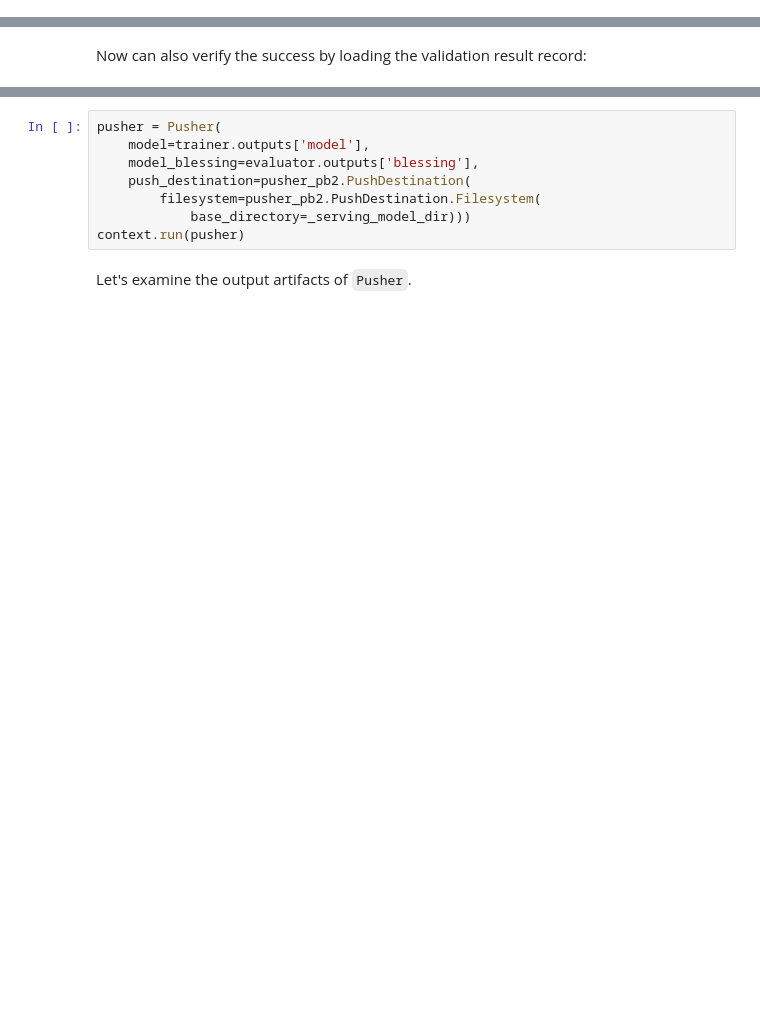
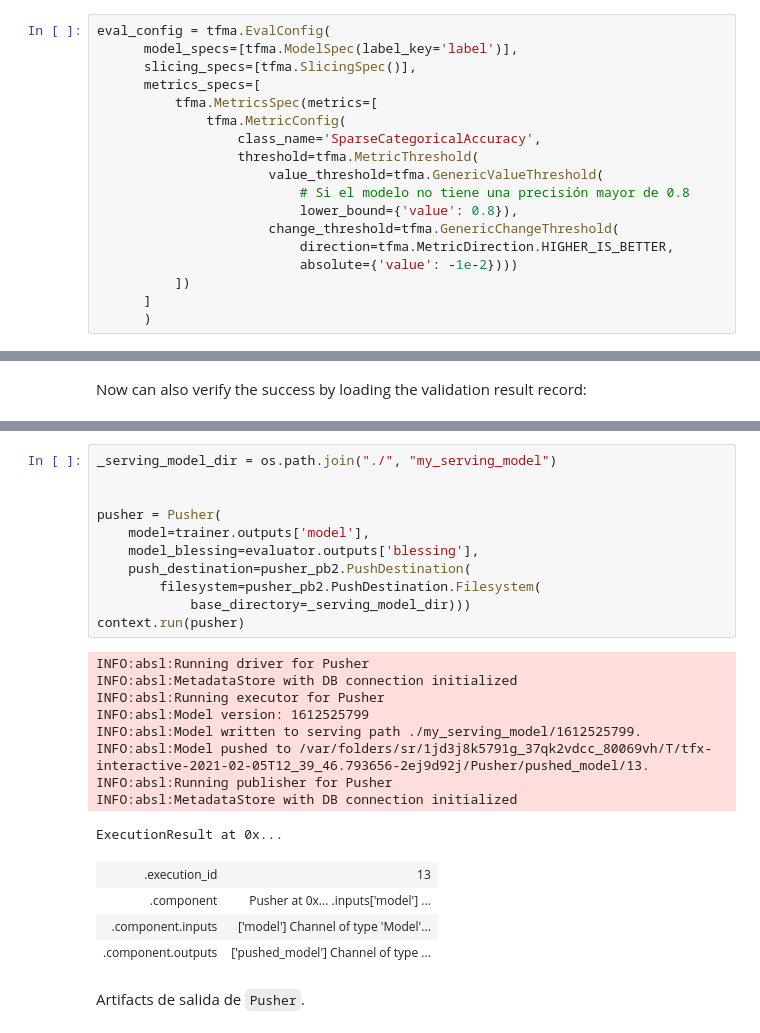
Before and after one commit to rafaelsf80/notebooks, a Jupyter notebook: _notebooks/2021-01-25-tfx-stackoverflow.ipynb, the cells around one changed output, grey strips where cells are left out. Cells and saved outputs as stored; diff of their text form; blank space fills up the shorter version.

```diff
--- a/_notebooks/2021-01-25-tfx-stackoverflow.ipynb
+++ b/_notebooks/2021-01-25-tfx-stackoverflow.ipynb
@@ -822,3 +794,21 @@ eval_config = tfma.EvalConfig(
+# %%
+eval_config = tfma.EvalConfig(
+      model_specs=[tfma.ModelSpec(label_key='label')],
+      slicing_specs=[tfma.SlicingSpec()],
+      metrics_specs=[
+          tfma.MetricsSpec(metrics=[
+              tfma.MetricConfig(
+                  class_name='SparseCategoricalAccuracy',
+                  threshold=tfma.MetricThreshold(
+                      value_threshold=tfma.GenericValueThreshold(
+                          # Si el modelo no tiene una precisión mayor de 0.8
+                          lower_bound={'value': 0.8}),
+                      change_threshold=tfma.GenericChangeThreshold(
+                          direction=tfma.MetricDirection.HIGHER_IS_BETTER,
+                          absolute={'value': -1e-2})))
+          ])
+      ]
+      )
 # %% [markdown]
 Next, we give this configuration to `Evaluator` and run it.
 # %%
@@ -883,12 +931,29 @@ The `Pusher` component is usually at the end of a TFX pipeline. It checks whethe
 # %%
+_serving_model_dir = os.path.join("./", "my_serving_model")
+
+
 pusher = Pusher(
     model=trainer.outputs['model'],
     model_blessing=evaluator.outputs['blessing'],
     push_destination=pusher_pb2.PushDestination(
         filesystem=pusher_pb2.PushDestination.Filesystem(
             base_directory=_serving_model_dir)))
 context.run(pusher)
+# %% [output]
+INFO:absl:Running driver for Pusher
+INFO:absl:MetadataStore with DB connection initialized
+INFO:absl:Running executor for Pusher
+INFO:absl:Model version: 1612525799
+INFO:absl:Model written to serving path ./my_serving_model/1612525799.
+INFO:absl:Model pushed to /var/folders/sr/1jd3j8k5791g_37qk2vdcc_80069vh/T/tfx-interactive-2021-02-05T12_39_46.793656-2ej9d92j/Pusher/pushed_model/13.
+INFO:absl:Running publisher for Pusher
+INFO:absl:MetadataStore with DB connection initialized
+ExecutionResult at 0x...
+| .execution_id | 13 |
+| .component | Pusher at 0x... .inputs['model'] ... |
+| .component.inputs | ['model'] Channel of type 'Model'... |
+| .component.outputs | ['pushed_model'] Channel of type ... |
-# %% [markdown]
-Let's examine the output artifacts of `Pusher`.
+# %% [markdown]
+Artifacts de salida de `Pusher`.
 # %%
 pusher.outputs
```
Also changed, not shown: parts of 82 cells of this notebook.
